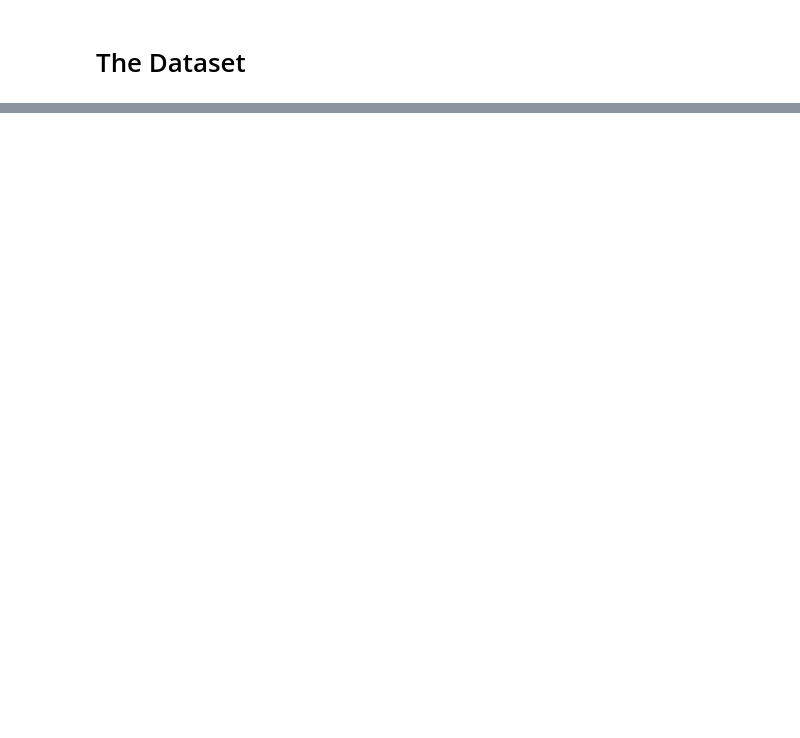
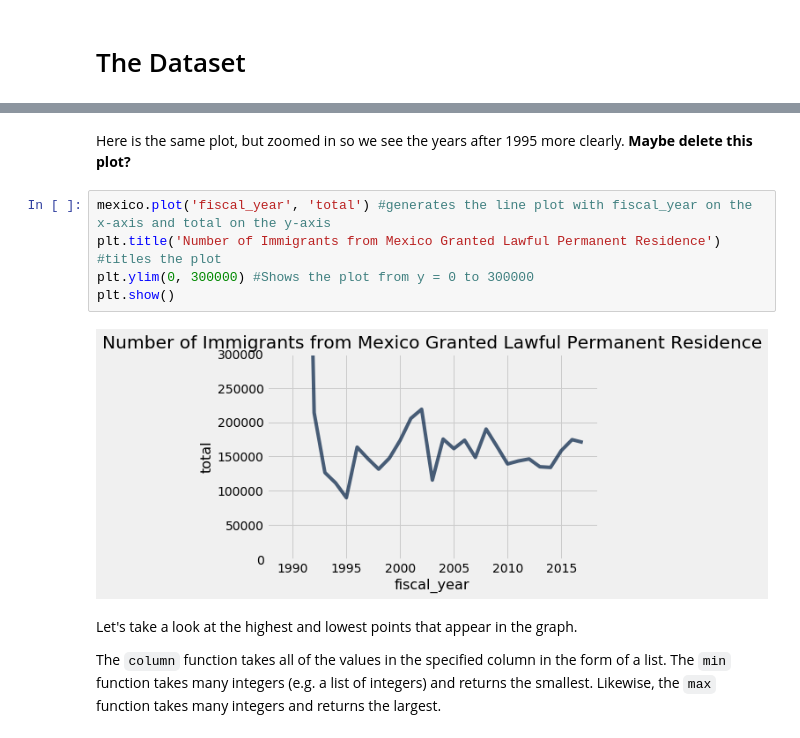
Before and after one commit to ds-modules/POLSCI-5, a Jupyter notebook: Immigration.ipynb, the cells around one changed output, grey strips where cells are left out. Cells and saved outputs as stored; diff of their text form; blank space fills up the shorter version.

```diff
--- a/Immigration.ipynb
+++ b/Immigration.ipynb
@@ -45,0 +160,14 @@ The three datasets we will be looking at contain data on:
+# %% [markdown]
+Here is the same plot, but zoomed in so we see the years after 1995 more clearly.
+**Maybe delete this plot?**
+# %%
+mexico.plot('fiscal_year', 'total') #generates the line plot with fiscal_year on the x-axis and total on the y-axis
+plt.title('Number of Immigrants from Mexico Granted Lawful Permanent Residence') #titles the plot
+plt.ylim(0, 300000) #Shows the plot from y = 0 to 300000
+plt.show()
+# %% [output]
+[figure, added]
+# %% [markdown]
+Let's take a look at the highest and lowest points that appear in the graph.
+
+The `column` function takes all of the values in the specified column in the form of a list. The `min` function takes many integers (e.g. a list of integers) and returns the smallest. Likewise, the `max` function takes many integers and returns the largest.
```
Also changed, not shown: parts of 31 cells of this notebook.
